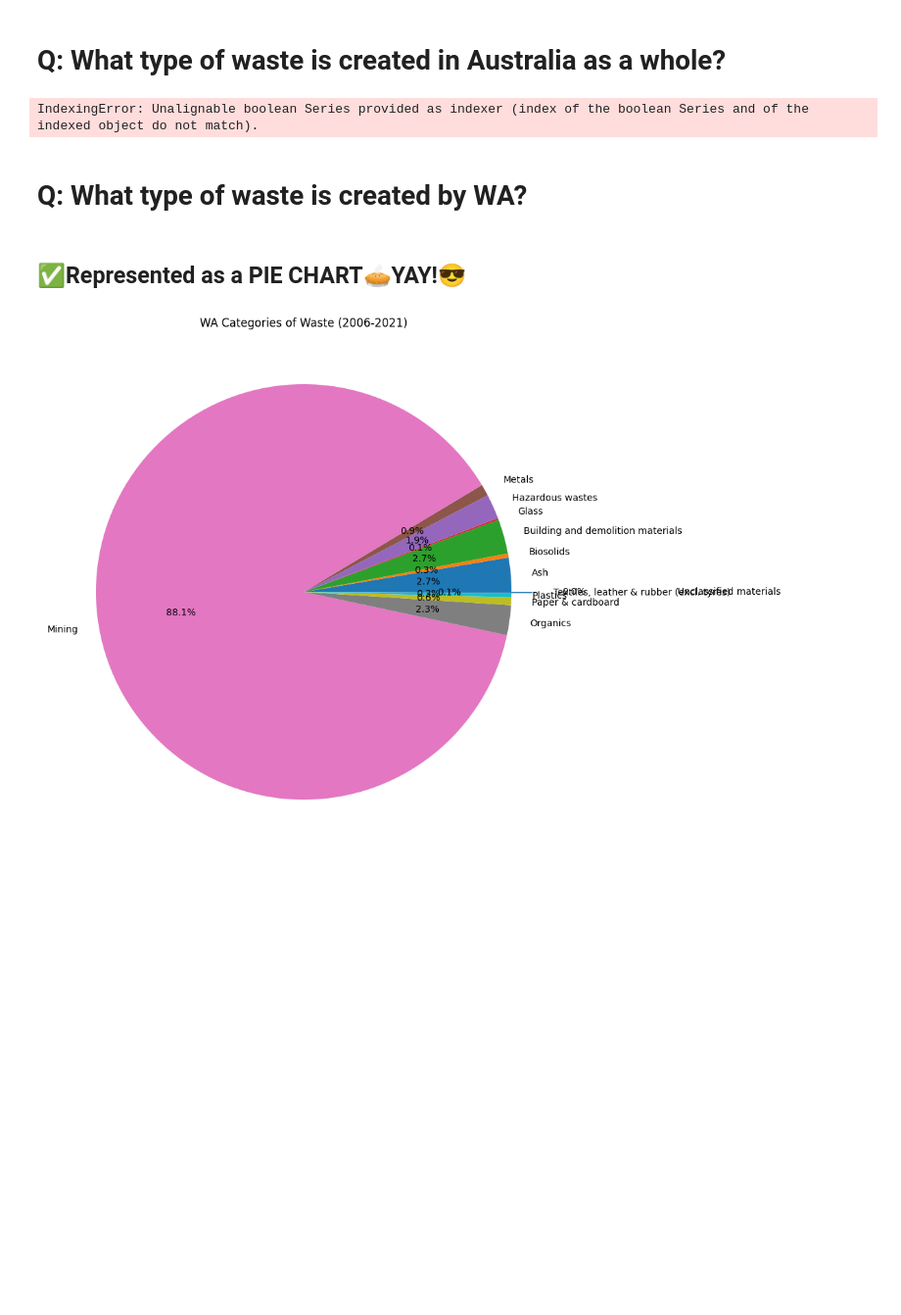
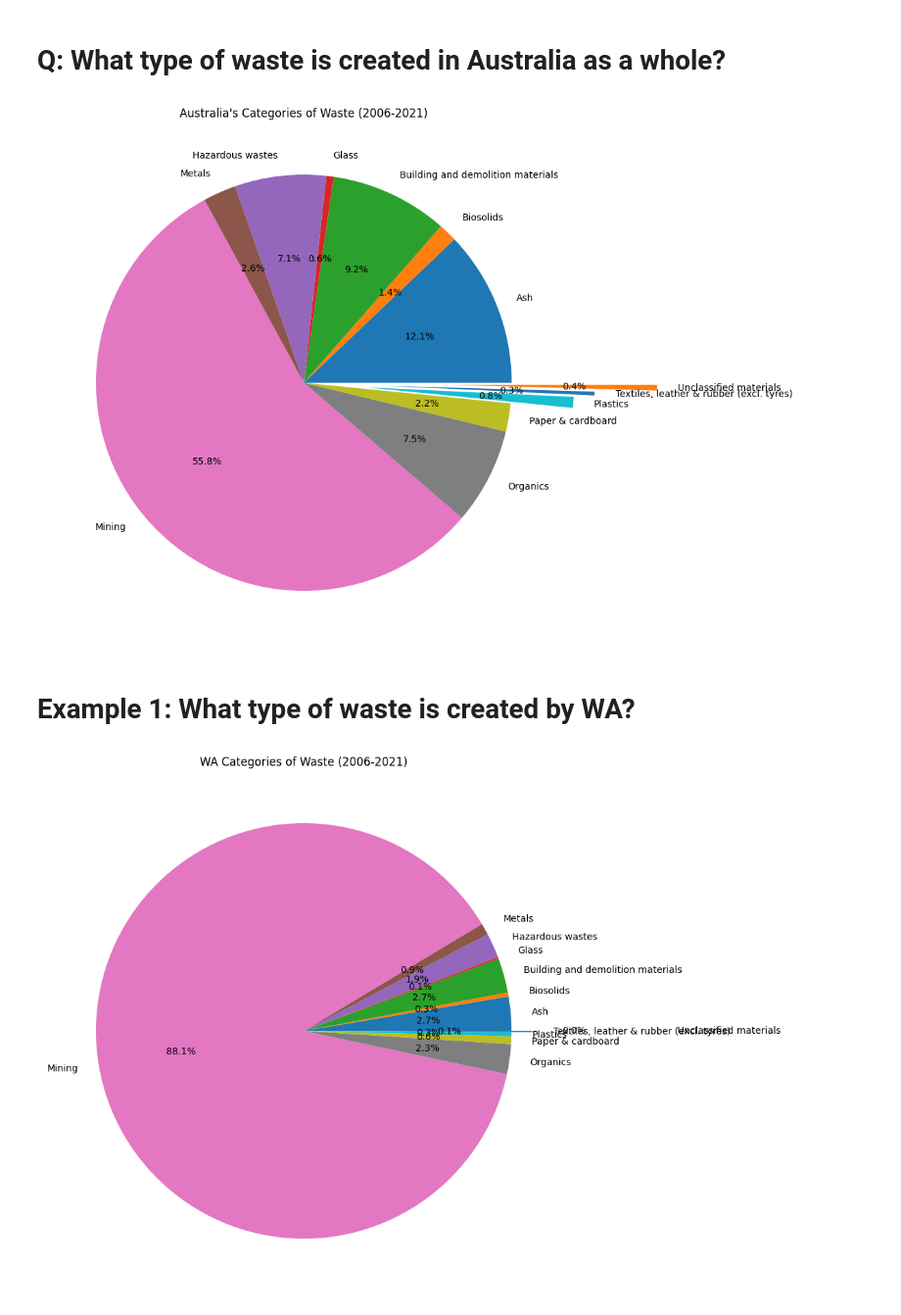
Before and after one commit to ItsGraceChen/waste_dataproject, a Jupyter notebook: data_introduction/Round 3 done.ipynb, the cells around one changed output. Shown at 98% size. Cells and saved outputs as stored; diff of their text form; code cells hidden in the pictures; blank space fills up the shorter version.

```diff
--- a/data_introduction/Round 3.ipynb
+++ b/data_introduction/Round 3 done.ipynb
@@ -252,37 +250,35 @@ plt.show()
 # %%
 df = pd.DataFrame(filtered_waste_df)
 condition = ~((filtered_waste_df['Category'] == 'Total'))
 
 filtered_waste_df = df[condition]
 
-df_positive = wa_data[filtered_waste_df['Tonnes'] >= 0]
+df_positive = filtered_waste_df[filtered_waste_df['Tonnes'] >= 0]
 
 if df_positive.empty:
     raise ValueError("No non-negative values available for pie chart")
 
 df_grouped = df_positive.groupby('Category', as_index=False)['Tonnes'].sum()
 
 
 plt.figure(figsize=(10, 10))
 
 wegdes, texts, autotexts = plt.pie(
     df_grouped['Tonnes'],                      # Data for the pie chart
     labels= df_grouped['Category'],
     autopct="%1.1f%%",
     explode=(0, 0, 0, 0, 0, 0, 0, 0, 0, 0.3, 0.4, 0.7)
 )
 
 
 plt.title("Australia's Categories of Waste (2006-2021)")
 
 
 plt.show()
 # %% [output]
-IndexingError: Unalignable boolean Series provided as indexer (index of the boolean Series and of the indexed object do not match).
+[figure, added]
 # %% [markdown]
-# Q: What type of waste is created by WA?
+# Example 1: What type of waste is created by WA?
-# %% [markdown]
-##    ✅Represented as a PIE CHART🥧YAY!😎
 # %%
 df = pd.DataFrame(wa_data)
 condition = ~((wa_data['Category'] == 'Total'))
```
Also changed, not shown: parts of 30 cells of this notebook.
